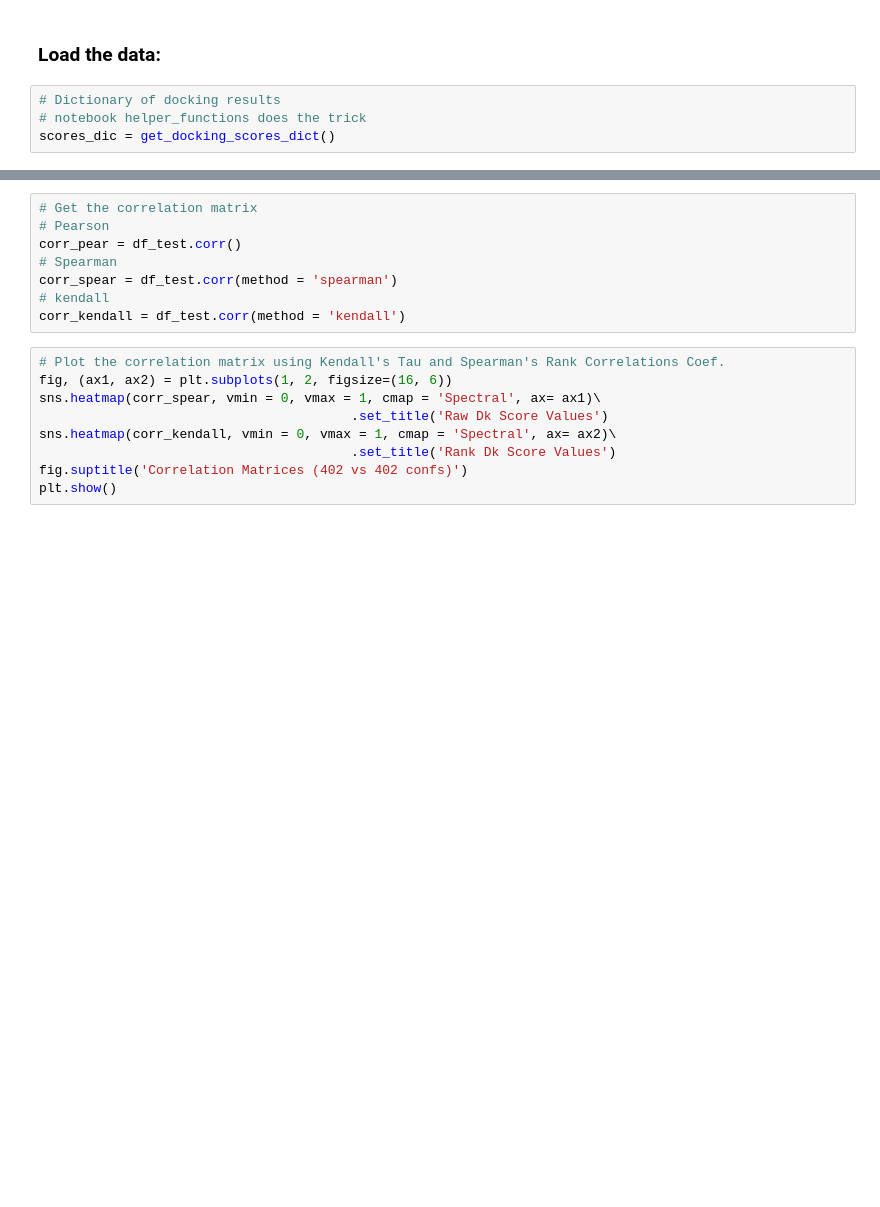
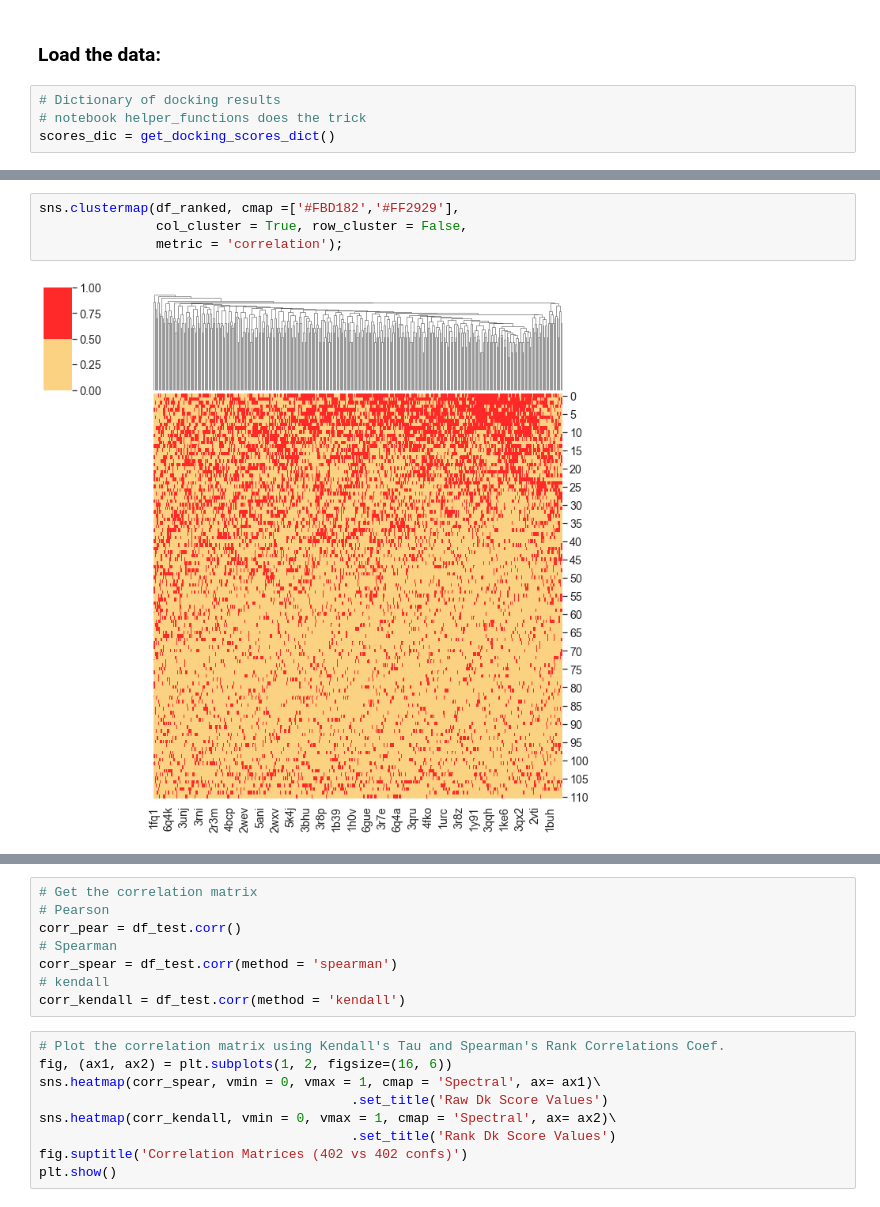
Before and after one commit to jRicciL/CDK2_notebooks, a Jupyter notebook: 6_Machine_Learning_Models/5_Conformational_Selection.ipynb, the cells around one changed output, grey strips where cells are left out. Drawn from its saved outputs; the diff is of its cells as text; blank space fills up the shorter version.

```diff
--- a/6_Machine_Learning_Models/5_Conformational_Selection.ipynb
+++ b/6_Machine_Learning_Models/5_Conformational_Selection.ipynb
@@ -23,0 +42,6 @@ df_test = scores_dic['CSAR']['Dk_sc']['X']
+# %%
+sns.clustermap(df_ranked, cmap =['#FBD182','#FF2929'],
+               col_cluster = True, row_cluster = False,
+               metric = 'correlation');
+# %% [output]
+[figure, added]
```
Also changed, not shown: parts of 11 cells of this notebook.
